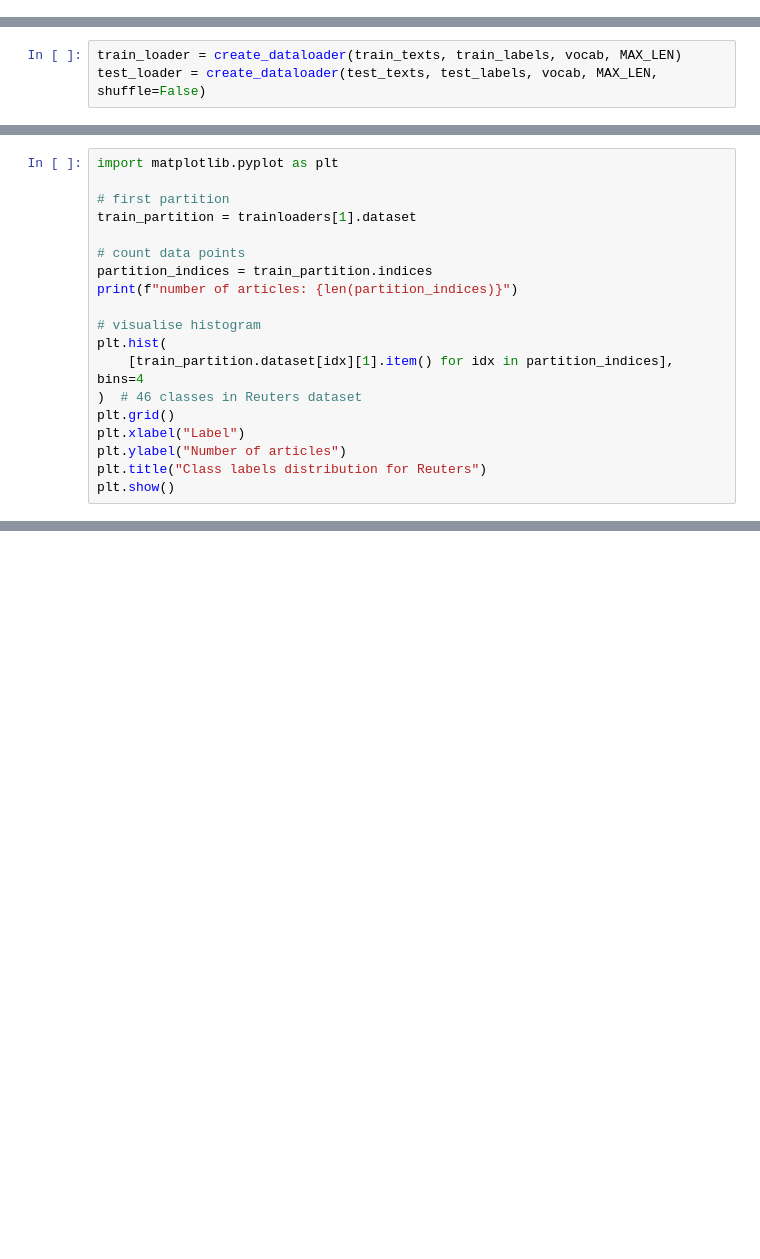
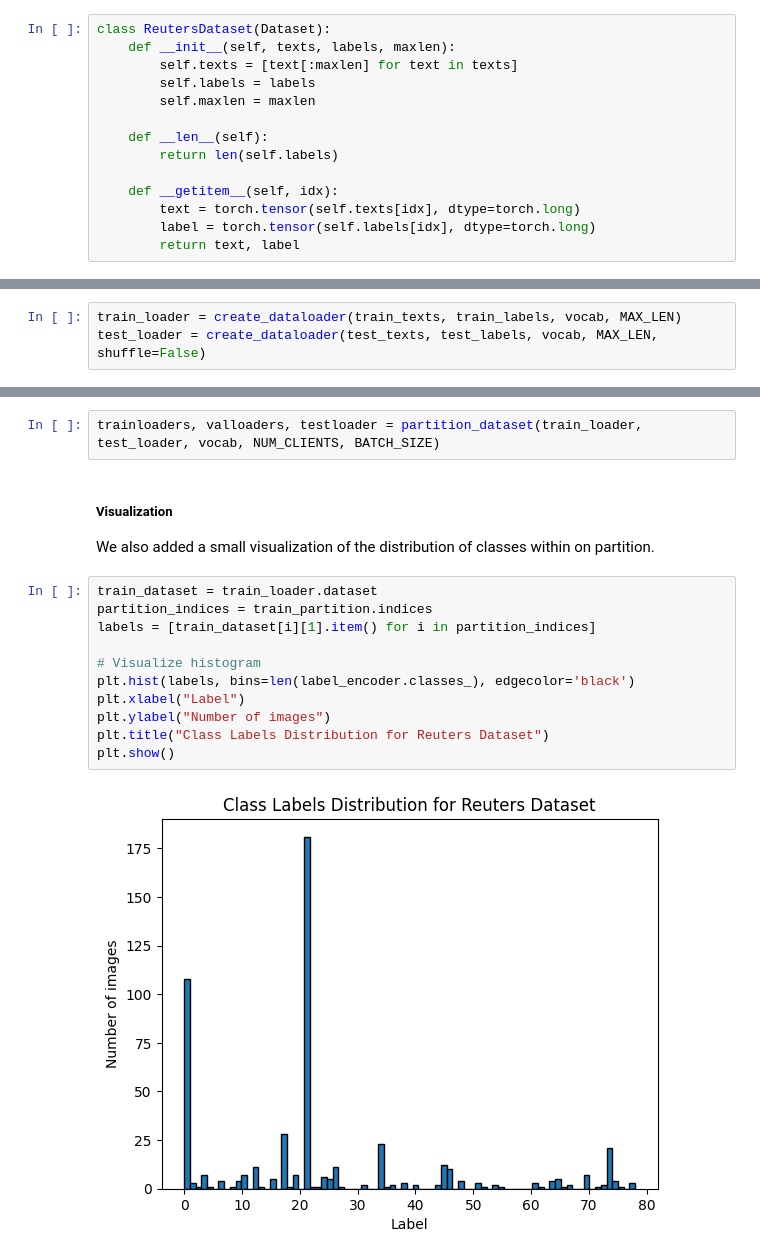
Before and after one commit to mkleinegger/federated-text-classification, a Jupyter notebook: notebook.ipynb, the cells around one changed output, grey strips where cells are left out. Drawn from its saved outputs; the diff is of its cells as text; blank space fills up the shorter version.

```diff
--- a/notebook.ipynb
+++ b/notebook.ipynb
@@ -31,0 +57,14 @@ df, vocab, label_encoder = load_dataset(MAX_LEN)
+# %%
+class ReutersDataset(Dataset):
+    def __init__(self, texts, labels, maxlen):
+        self.texts = [text[:maxlen] for text in texts]
+        self.labels = labels
+        self.maxlen = maxlen
+
+    def __len__(self):
+        return len(self.labels)
+
+    def __getitem__(self, idx):
+        text = torch.tensor(self.texts[idx], dtype=torch.long)
+        label = torch.tensor(self.labels[idx], dtype=torch.long)
+        return text, label
@@ -100,19 +167,0 @@ trainloaders, valloaders, testloader = partition_dataset(
-# %%
-import matplotlib.pyplot as plt
-
-# first partition
-train_partition = trainloaders[1].dataset
-
-# count data points
-partition_indices = train_partition.indices
-print(f"number of articles: {len(partition_indices)}")
-
-# visualise histogram
-plt.hist(
-    [train_partition.dataset[idx][1].item() for idx in partition_indices], bins=4
-)  # 46 classes in Reuters dataset
-plt.grid()
-plt.xlabel("Label")
-plt.ylabel("Number of articles")
-plt.title("Class labels distribution for Reuters")
-plt.show()
@@ -164,0 +411,18 @@ RuntimeError: Simulation crashed.
+# %%
+trainloaders, valloaders, testloader = partition_dataset(train_loader, test_loader, vocab, NUM_CLIENTS, BATCH_SIZE)
+# %% [markdown]
+##### Visualization
+We also added a small visualization of the distribution of classes within on partition.
+# %%
+train_dataset = train_loader.dataset
+partition_indices = train_partition.indices
+labels = [train_dataset[i][1].item() for i in partition_indices]
+
+# Visualize histogram
+plt.hist(labels, bins=len(label_encoder.classes_), edgecolor='black')
+plt.xlabel("Label")
+plt.ylabel("Number of images")
+plt.title("Class Labels Distribution for Reuters Dataset")
+plt.show()
+# %% [output]
+[figure, added]
```
Also changed, not shown: parts of 72 cells of this notebook.
